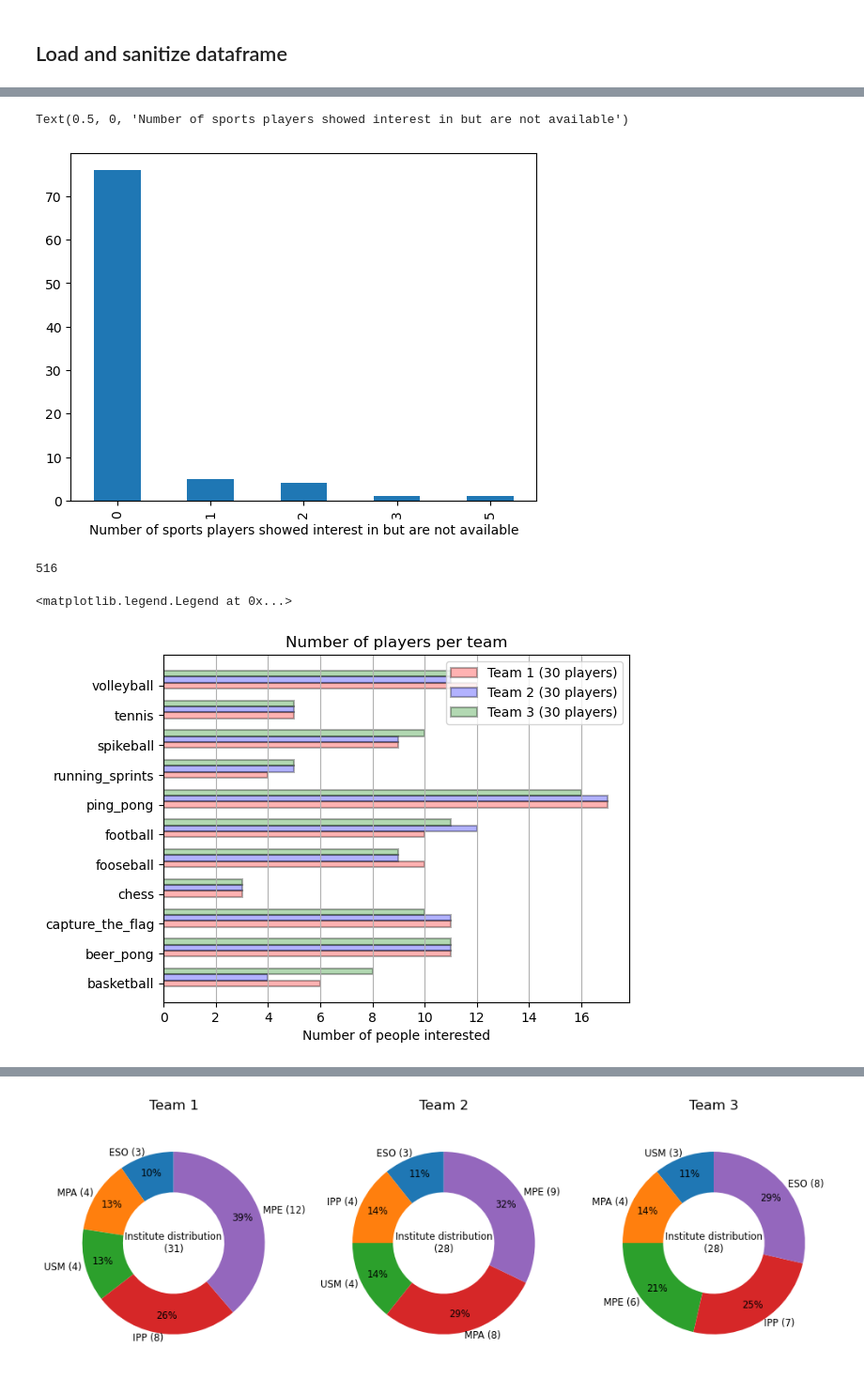
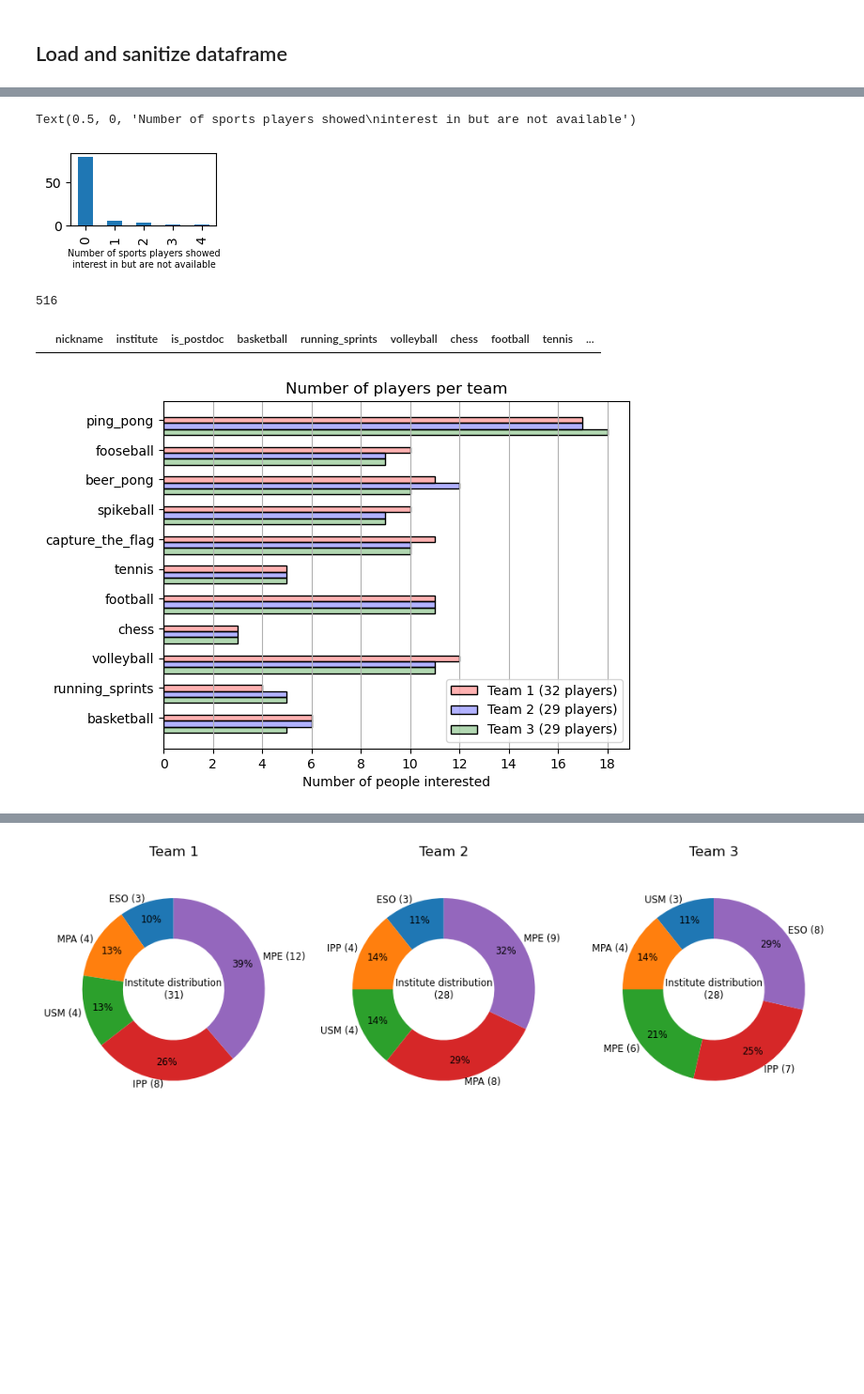
Before and after one commit to FBalzerMPE/imprs_sports_week, a Jupyter notebook: analyze_sportsweek_data.ipynb, the cells around one changed output, grey strips where cells are left out. Shown at 94% size. Drawn from its saved outputs; the diff is of its cells as text; code cells hidden in the pictures; blank space fills up the shorter version.

Commit message:
Improved sub-team-finding after loads of testing, start of separation of data creation and data display

```diff
--- a/analyze_sportsweek_data.ipynb
+++ b/analyze_sportsweek_data.ipynb
@@ -48,8 +37,9 @@ Fooseball 2
 # %%
 # df.plot.hist("num_sports_not_avail")
+fig, ax = plt.subplots(figsize=(2, 1))
 df["num_sports_not_avail"].value_counts().sort_index().plot.bar()
-plt.xlabel("Number of sports players showed interest in but are not available")
+plt.xlabel("Number of sports players showed\ninterest in but are not available", size="x-small")
 # %% [output]
-Text(0.5, 0, 'Number of sports players showed interest in but are not available')
+Text(0.5, 0, 'Number of sports players showed\ninterest in but are not available')
-[figure, old version]
+[figure, new version]
 # %%
@@ -58,13 +48,18 @@ print(best_seed)
 # %% [output]
 516
 # %%
-teams = hf.create_teams(df, 3, best_seed, from_backup=False, create_backup=False)
+teams = hf.create_teams(df, 3, None, from_backup=False, create_backup=True)
 fig, ax = plt.subplots()
 for team in teams:
     team.plot_sports_num()
 ax.set_title("Number of players per team")
 ax.legend()
+
+players = teams[0].player_df
+cols = [col for col in players.columns if not "wants" in col and not "avail" in col]
+players[players["running_sprints"] & ~players["chess"] & ~players["volleyball"] & ~players["basketball"]][cols]
+# players[~players["tennis"] & players["chess"]][cols]
 # %% [output]
-<matplotlib.legend.Legend at 0x...>
+|  | nickname | institute | is_postdoc | basketball | running_sprints | volleyball | chess | football | tennis | ... |
-[figure, old version]
+[figure, new version]
 # %%
```
Also changed, not shown: parts of 3 cells of this notebook, 11 other files.
